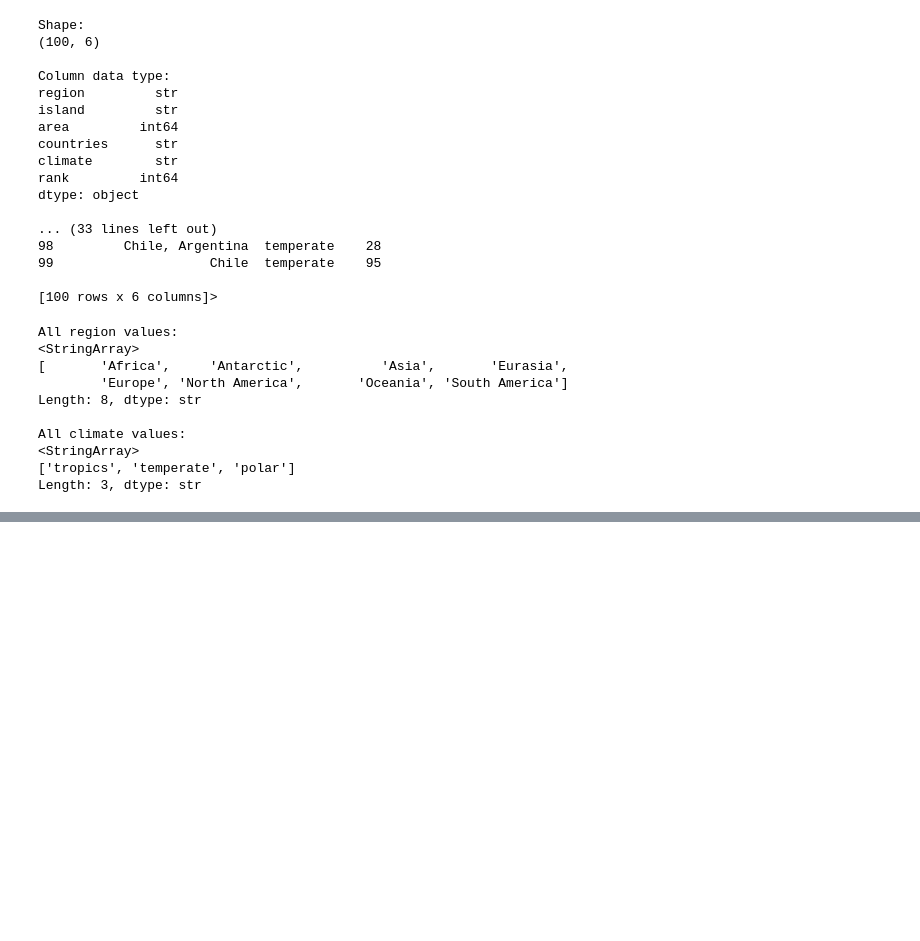
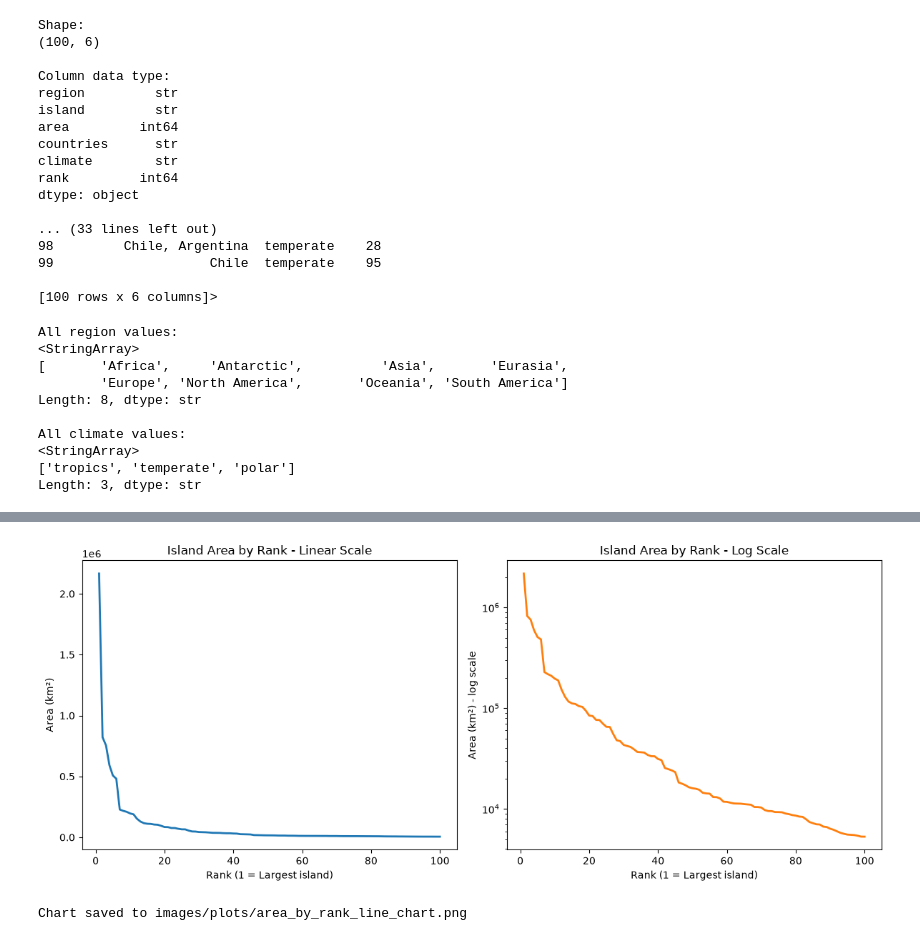
Before and after one commit to dakshita01/data-science-portfolio, a Jupyter notebook: 01-largest-islands/notebook/largest_islands.ipynb, the cells around one changed output, grey strips where cells are left out. Saved outputs shown, nothing was run; the diff lists cells and outputs as text; code cells hidden in the pictures; blank space fills up the shorter version.

```diff
--- a/01-largest-islands/notebook/largest_islands.ipynb
+++ b/01-largest-islands/notebook/largest_islands.ipynb
@@ -79,0 +154,29 @@ Length: 3, dtype: str
+# %%
+# sort by rank so the line goes left-to-right correctly
+df.sorted = df.sort_values('rank')
+
+fig, axes = plt.subplots(1, 2, figsize=(12, 5))
+
+# --- Left Chart: Linear Scale ---
+axes[0].plot(df.sorted['rank'], df.sorted['area'], color='C0', linewidth=2)
+axes[0].set_xlabel('Rank (1 = Largest island)')
+axes[0].set_ylabel('Area (km²)')
+axes[0].set_title("Island Area by Rank - Linear Scale")
+
+# --- Right Chart: Log Scale ---
+axes[1].plot(df.sorted['rank'], df.sorted['area'], color='C1', linewidth=2)
+axes[1].set_yscale('log')
+axes[1].set_xlabel('Rank (1 = Largest island)')
+axes[1].set_ylabel('Area (km²) - log scale')
+axes[1].set_title("Island Area by Rank - Log Scale")
+
+plt.tight_layout()
+
+# saving the chart in images folder
+plt.savefig('../images/plots/area_by_rank_line_chart.png', dpi=150, bbox_inches='tight')
+plt.show()
+
+print("Chart saved to images/plots/area_by_rank_line_chart.png")
+# %% [output]
+[figure, added]
+Chart saved to images/plots/area_by_rank_line_chart.png
```
Also changed, not shown: parts of 14 cells of this notebook, 1 other file.
